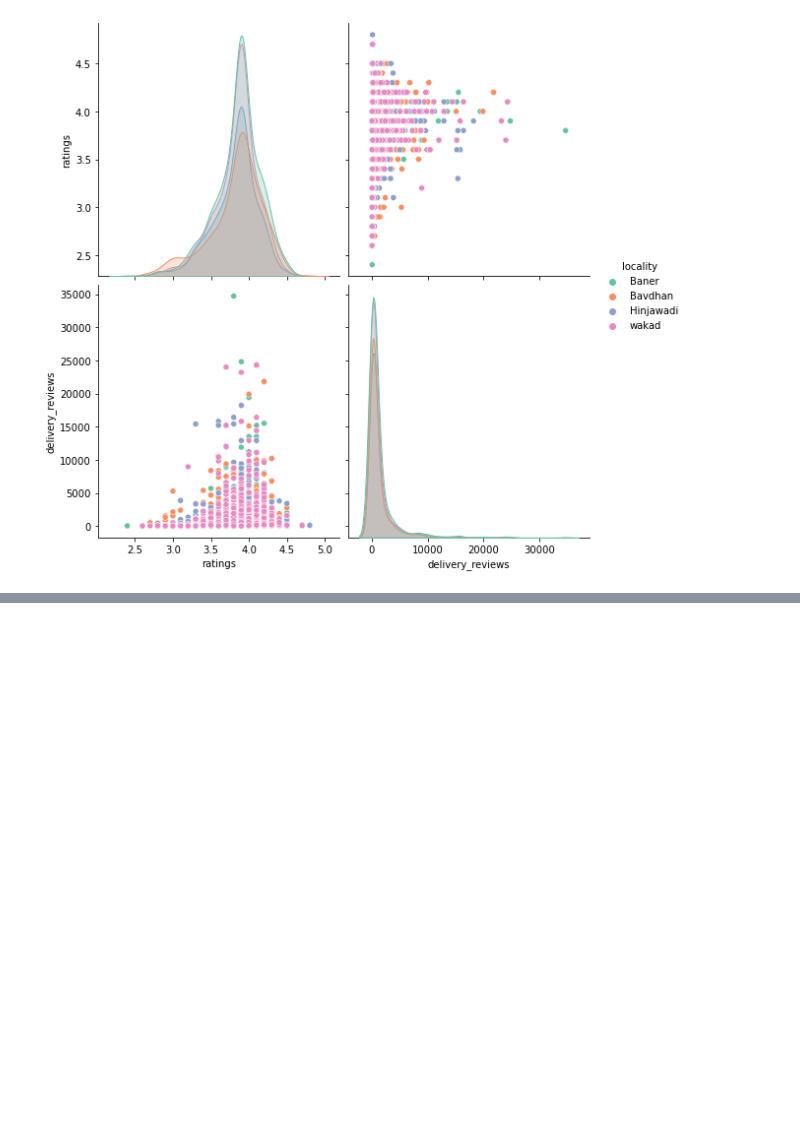
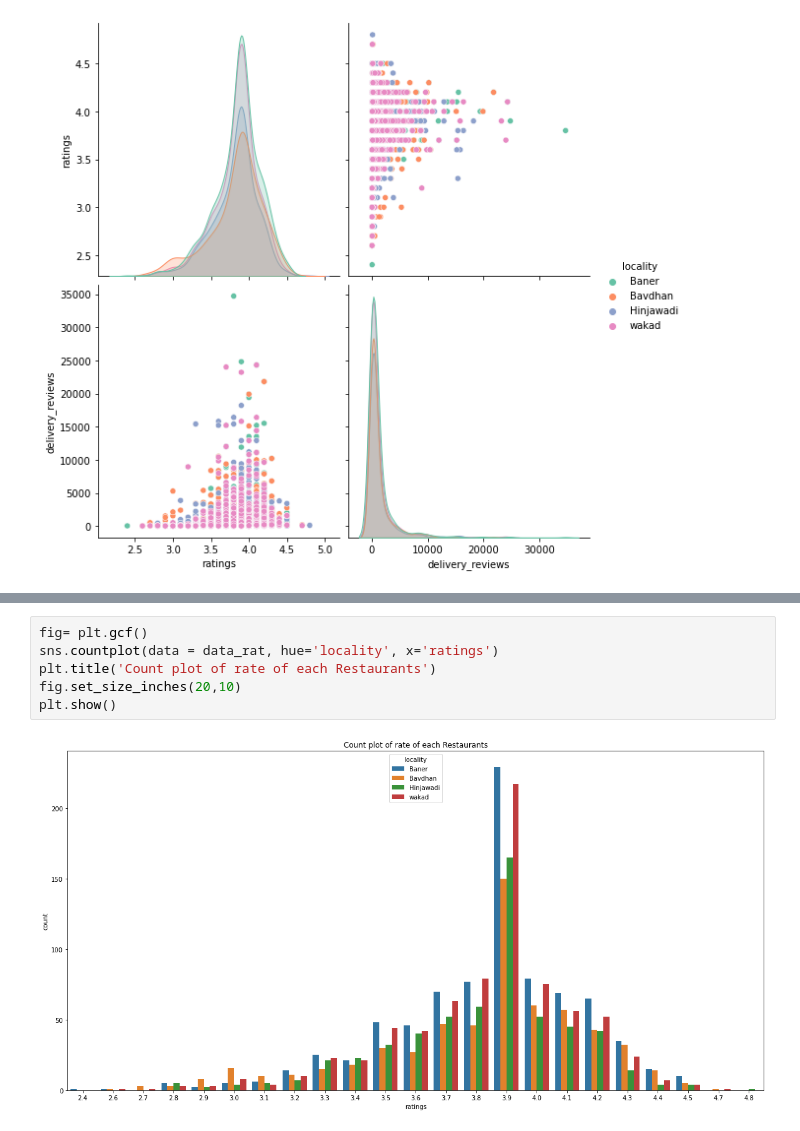
Before and after one commit to Gaurav2394/Zomato-Data-Project, a Jupyter notebook: 2nd_Zomato_data (1).ipynb, the cells around one changed output, grey strips where cells are left out. Saved outputs shown, nothing was run; the diff lists cells and outputs as text; blank space fills up the shorter version.

```diff
--- a/2nd_Zomato_data (1).ipynb
+++ b/2nd_Zomato_data (1).ipynb
@@ -438,0 +448,8 @@ sns.pairplot(data_rat, hue = "locality", palette="Set2", height=4)
+# %%
+fig= plt.gcf()
+sns.countplot(data = data_rat, hue='locality', x='ratings')
+plt.title('Count plot of rate of each Restaurants')
+fig.set_size_inches(20,10)
+plt.show()
+# %% [output]
+[figure, added]
```
Also changed, not shown: parts of 6 cells of this notebook, 5 other files.
